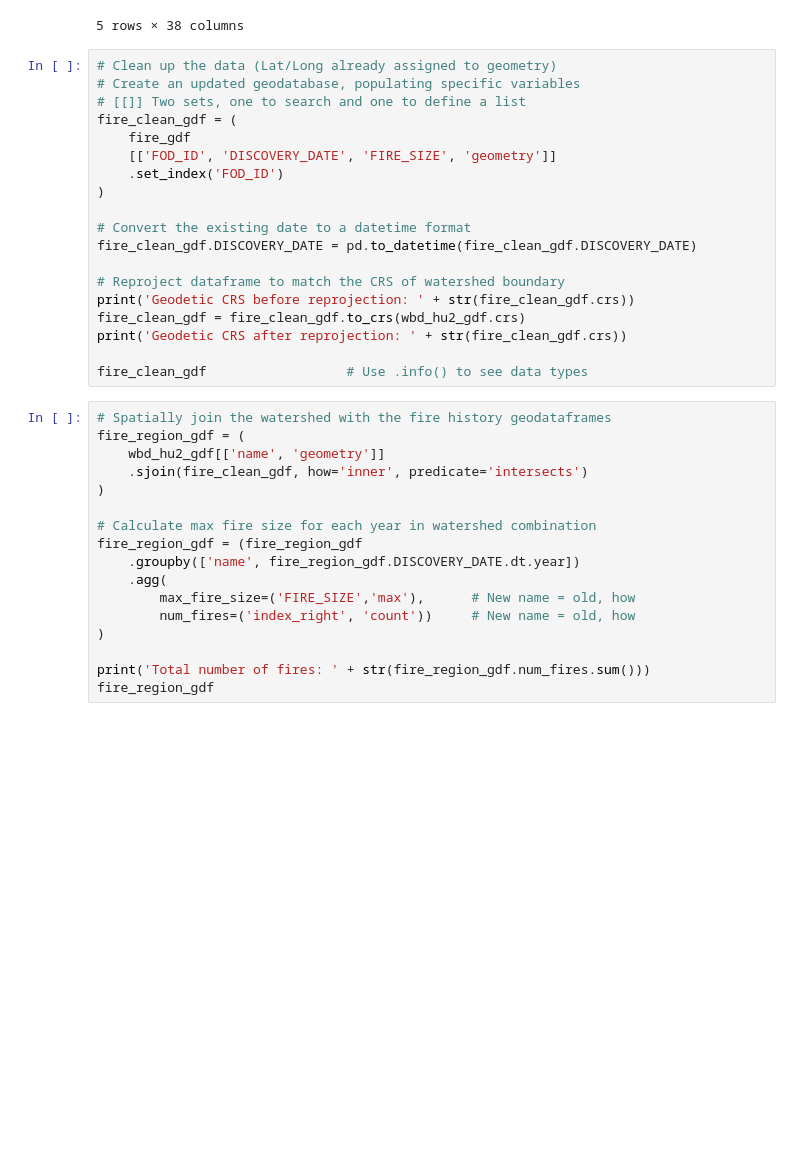
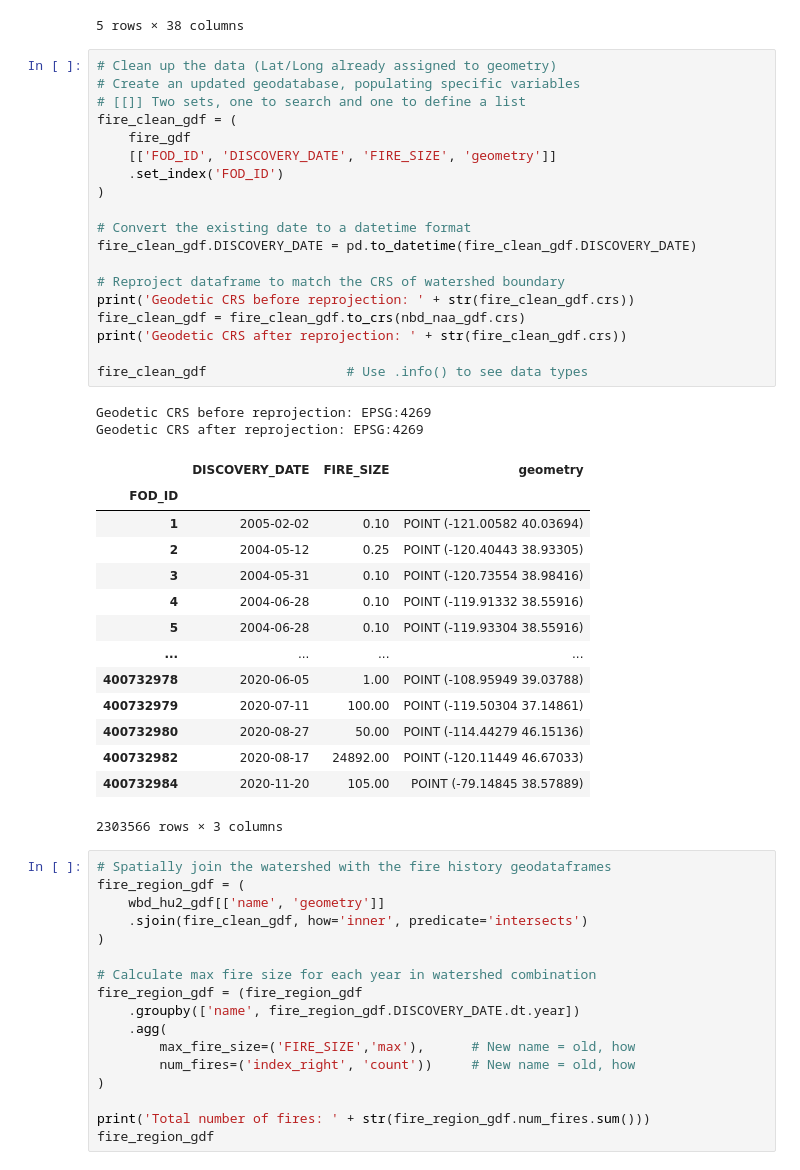
Before and after one commit to ellenalamont17/ellenalamont17.github.io, a Jupyter notebook: notebook/nbd_fire-location.ipynb, the cells around one changed output. Drawn from its saved outputs; the diff is of its cells as text; blank space fills up the shorter version.

Commit message:
reproject fire data

```diff
--- a/notebook/nbd_fire-location.ipynb
+++ b/notebook/nbd_fire-location.ipynb
@@ -116,22 +116,39 @@ fire_gdf does not exist. Loading...
 # %%
 # Clean up the data (Lat/Long already assigned to geometry)
 # Create an updated geodatabase, populating specific variables
 # [[]] Two sets, one to search and one to define a list
 fire_clean_gdf = (
     fire_gdf
     [['FOD_ID', 'DISCOVERY_DATE', 'FIRE_SIZE', 'geometry']]
     .set_index('FOD_ID')
 )
 
 # Convert the existing date to a datetime format
 fire_clean_gdf.DISCOVERY_DATE = pd.to_datetime(fire_clean_gdf.DISCOVERY_DATE)
 
 # Reproject dataframe to match the CRS of watershed boundary
 print('Geodetic CRS before reprojection: ' + str(fire_clean_gdf.crs))
-fire_clean_gdf = fire_clean_gdf.to_crs(wbd_hu2_gdf.crs)
+fire_clean_gdf = fire_clean_gdf.to_crs(nbd_naa_gdf.crs)
 print('Geodetic CRS after reprojection: ' + str(fire_clean_gdf.crs))
 
 fire_clean_gdf                  # Use .info() to see data types
+# %% [output]
+Geodetic CRS before reprojection: EPSG:4269
+Geodetic CRS after reprojection: EPSG:4269
+|  | DISCOVERY_DATE | FIRE_SIZE | geometry |
+| FOD_ID |  |  |  |
+| 1 | 2005-02-02 | 0.10 | POINT (-121.00582 40.03694) |
+| 2 | 2004-05-12 | 0.25 | POINT (-120.40443 38.93305) |
+| 3 | 2004-05-31 | 0.10 | POINT (-120.73554 38.98416) |
+| 4 | 2004-06-28 | 0.10 | POINT (-119.91332 38.55916) |
+| 5 | 2004-06-28 | 0.10 | POINT (-119.93304 38.55916) |
+| ... | ... | ... | ... |
+| 400732978 | 2020-06-05 | 1.00 | POINT (-108.95949 39.03788) |
+| 400732979 | 2020-07-11 | 100.00 | POINT (-119.50304 37.14861) |
+| 400732980 | 2020-08-27 | 50.00 | POINT (-114.44279 46.15136) |
+| 400732982 | 2020-08-17 | 24892.00 | POINT (-120.11449 46.67033) |
+| 400732984 | 2020-11-20 | 105.00 | POINT (-79.14845 38.57889) |
+2303566 rows × 3 columns
 # %%
 # Spatially join the watershed with the fire history geodataframes
 fire_region_gdf = (
```
